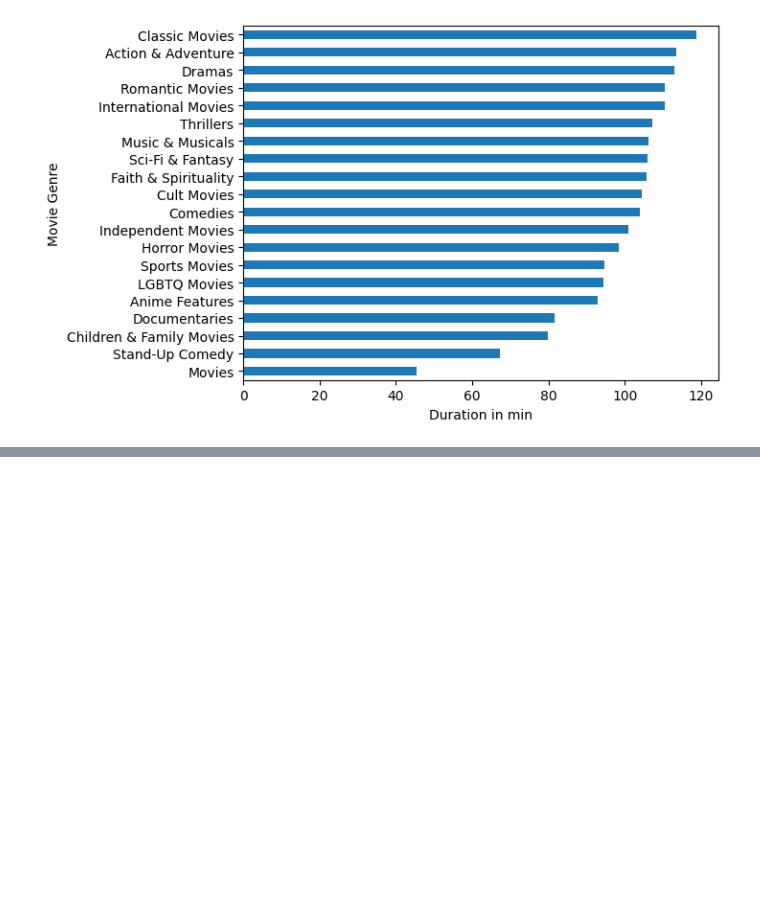
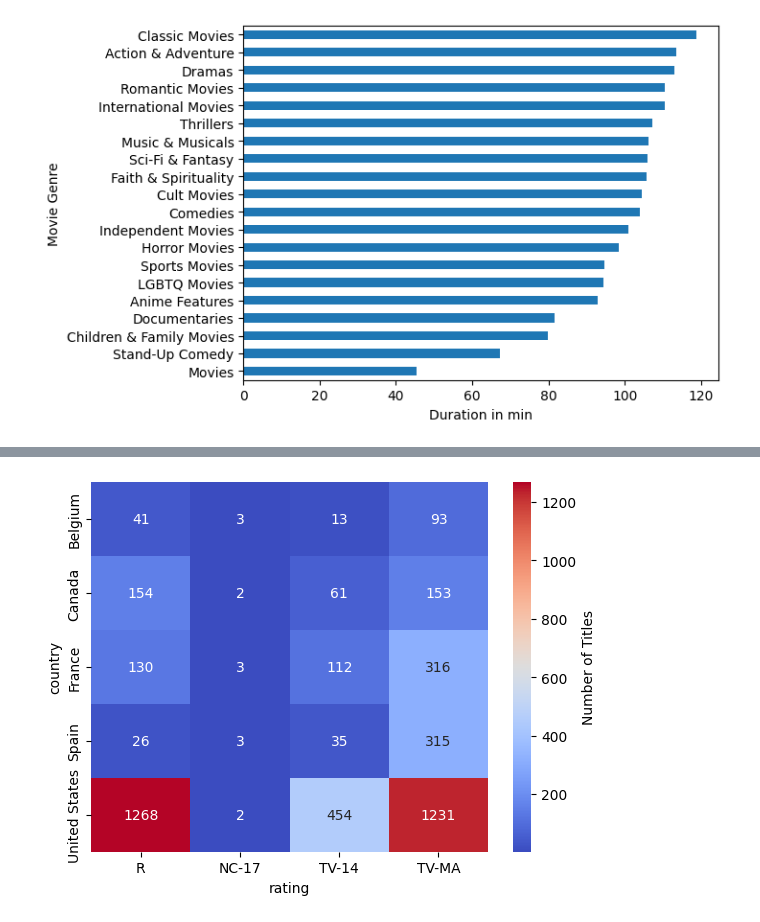
Before and after one commit to HamzahFayad/netflix-insights, a Jupyter notebook: netflix_data_analysis.ipynb, the cells around one changed output, grey strips where cells are left out. Drawn from its saved outputs; the diff is of its cells as text; code cells hidden in the pictures; blank space fills up the shorter version.

Commit message:
Movie/TV Shows Rating by Countries

```diff
--- a/netflix_data_analysis.ipynb
+++ b/netflix_data_analysis.ipynb
@@ -131,0 +136,4 @@ plt.show()
+# %%
+top_rated = avg_runtime.copy()
+average_runtime_by_rating = top_rated.groupby('rating')['country'].count()
+print(average_runtime_by_rating)
@@ -131,0 +157,8 @@ plt.show()
+# %%
+ratings_by_countries = top_rated.loc[:, ["title", "country", "rating"]]
+ratings_by_countries = ratings_by_countries.dropna()
+ratings_by_countries["country"] = ratings_by_countries["country"].apply(lambda x: x.split(", "))
+
+ratings_by_countries = ratings_by_countries.explode("country")
+ratings_by_countries
+ratings_by_countries["country"].value_counts()
@@ -131,0 +179,14 @@ plt.show()
+# %%
+#show amount of titles for type of rating by country
+ratings_plot = ratings_by_countries.pivot_table(values="title", columns="rating", index="country", aggfunc="count")
+# %%
+import seaborn as sns
+#Heatmap - 5 countries in comparison to amount of rating
+chosen_countries = ratings_plot.dropna(subset=["R", "NC-17", "TV-14", "TV-MA"])
+chosen_countries
+#usa_ratings = chosen_countries[chosen_countries.index == "United States"].loc[:, ["R"]]
+chosen_countries = chosen_countries.loc[:, ["R", "NC-17", "TV-14", "TV-MA"]]
+sns.heatmap(chosen_countries, annot=True,fmt=".0f", cmap="coolwarm", cbar_kws={'label': 'Number of Titles'})
+plt.show()
+# %% [output]
+[figure, added]
```
Also changed, not shown: parts of 3 cells of this notebook, 1 other file.
